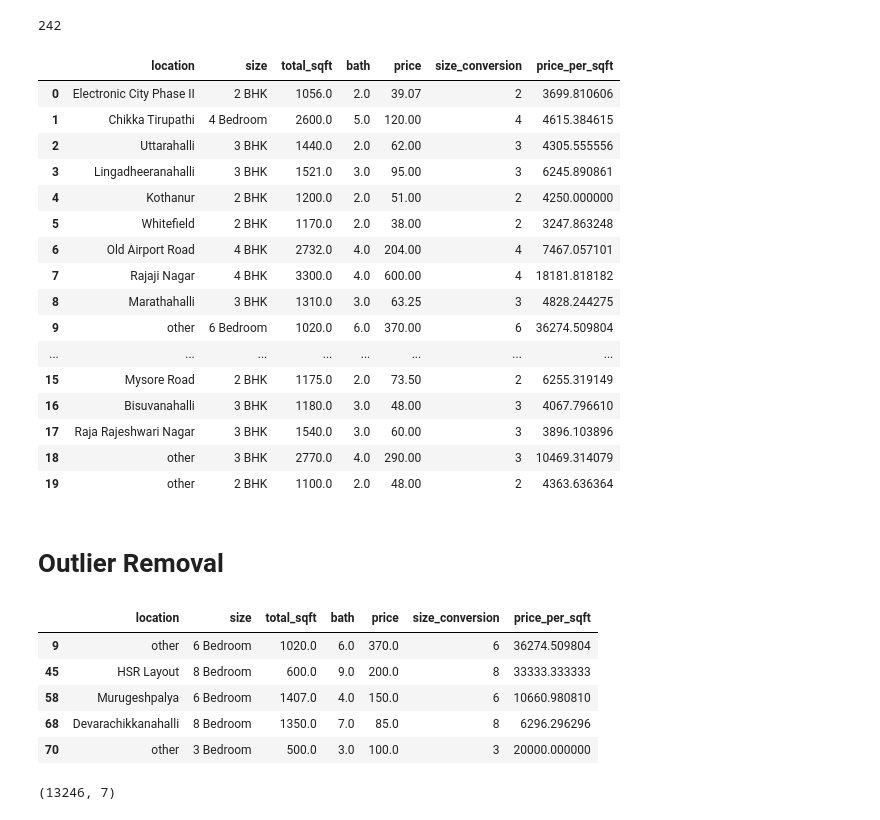
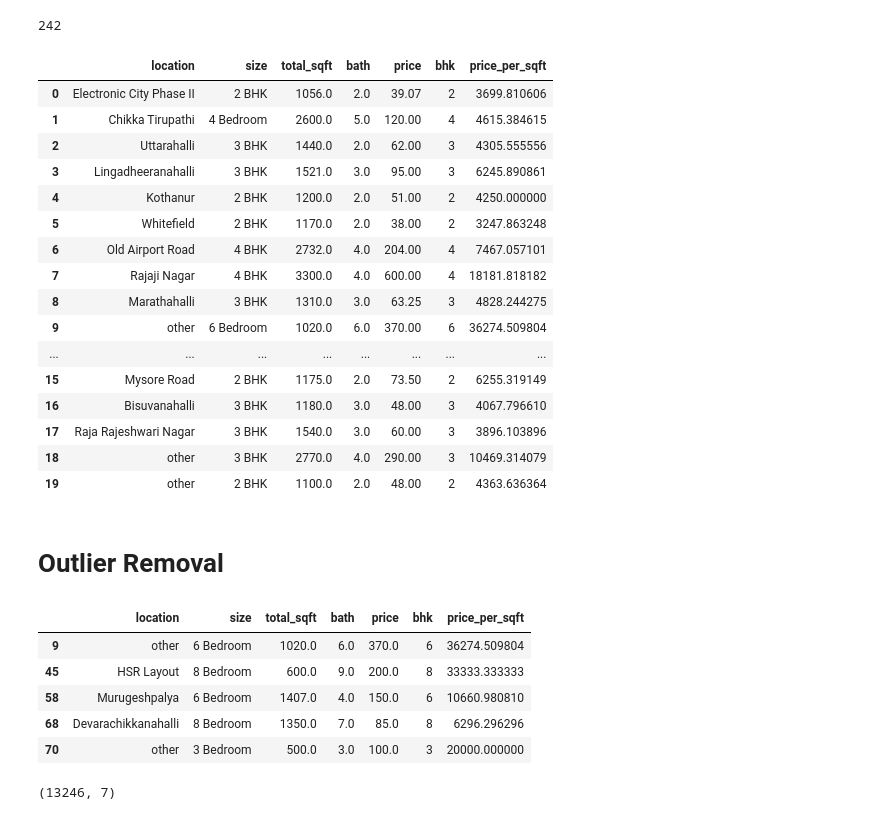
Before and after one commit to loique70/house-prediction, a Jupyter notebook: model/full-prediction-project.ipynb, the cells around one changed output. Saved outputs shown, nothing was run; the diff lists cells and outputs as text; code cells hidden in the pictures.

```diff
--- a/model/full-prediction-project.ipynb
+++ b/model/full-prediction-project.ipynb
@@ -114,7 +114,7 @@ array(['2 BHK', '4 Bedroom', '3 BHK', '4 BHK', '6 Bedroom', '3 Bedroom',
        '12 Bedroom', '13 BHK', '18 Bedroom'], dtype=object)
 # %%
 #df2['bhk'] = df2['size'].str.extract('(\d+)')
-df2['size_conversion'] = df2['size'].apply(lambda x: int(x.split( ' ')[0]))
+df2['bhk'] = df2['size'].apply(lambda x: int(x.split( ' ')[0]))
 # %% [output]
 A value is trying to be set on a copy of a slice from a DataFrame.
 Try using .loc[row_indexer,col_indexer] = value instead
@@ -263,7 +263,7 @@ len(df4.location.unique())
 # %%
 df4.head(20)
 # %% [output]
-|  | location | size | total_sqft | bath | price | size_conversion | price_per_sqft |
+|  | location | size | total_sqft | bath | price | bhk | price_per_sqft |
 | 0 | Electronic City Phase II | 2 BHK | 1056.0 | 2.0 | 39.07 | 2 | 3699.810606 |
 | 1 | Chikka Tirupathi | 4 Bedroom | 2600.0 | 5.0 | 120.00 | 4 | 4615.384615 |
 | 2 | Uttarahalli | 3 BHK | 1440.0 | 2.0 | 62.00 | 3 | 4305.555556 |
@@ -283,9 +283,9 @@ df4.head(20)
 # %% [markdown]
 # Outlier Removal
 # %%
-df4[df4.total_sqft/df4.size_conversion<300].head()
+df4[df4.total_sqft/df4.bhk<300].head()
 # %% [output]
-|  | location | size | total_sqft | bath | price | size_conversion | price_per_sqft |
+|  | location | size | total_sqft | bath | price | bhk | price_per_sqft |
 | 9 | other | 6 Bedroom | 1020.0 | 6.0 | 370.0 | 6 | 36274.509804 |
 | 45 | HSR Layout | 8 Bedroom | 600.0 | 9.0 | 200.0 | 8 | 33333.333333 |
 | 58 | Murugeshpalya | 6 Bedroom | 1407.0 | 4.0 | 150.0 | 6 | 10660.980810 |
```
Also changed, not shown: parts of 21 cells of this notebook, 3 other files.
